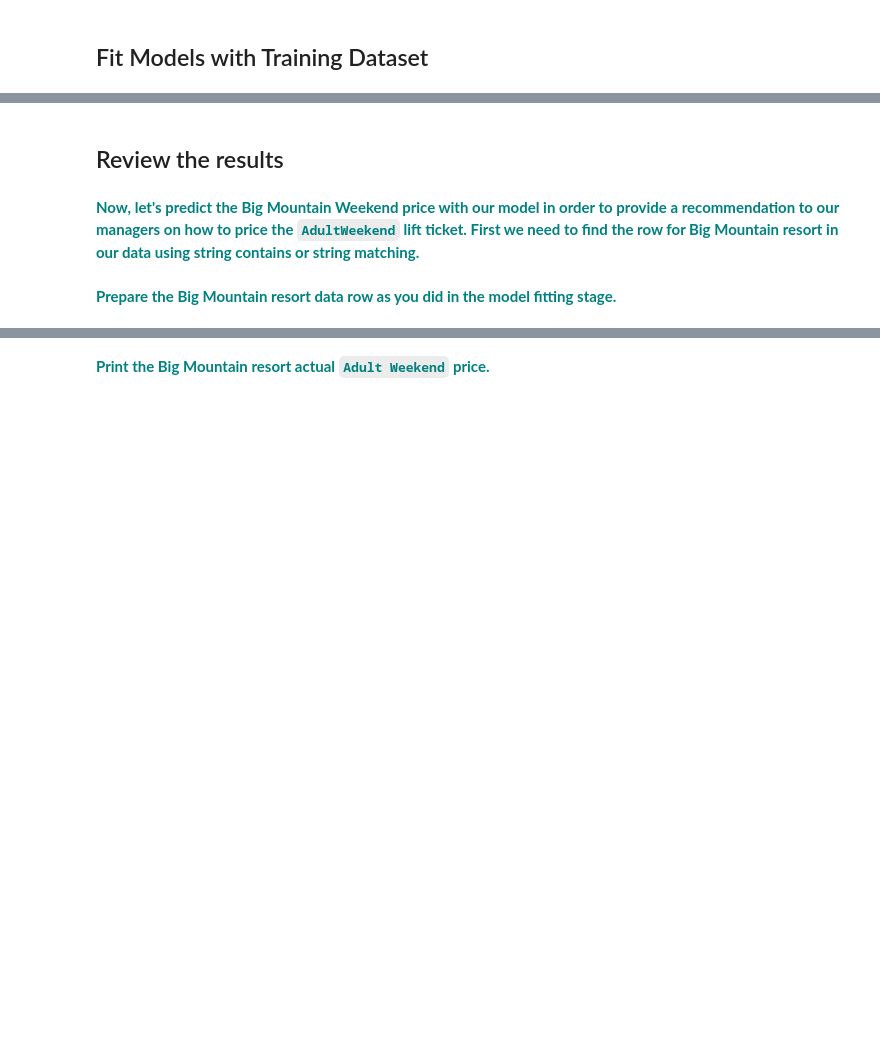
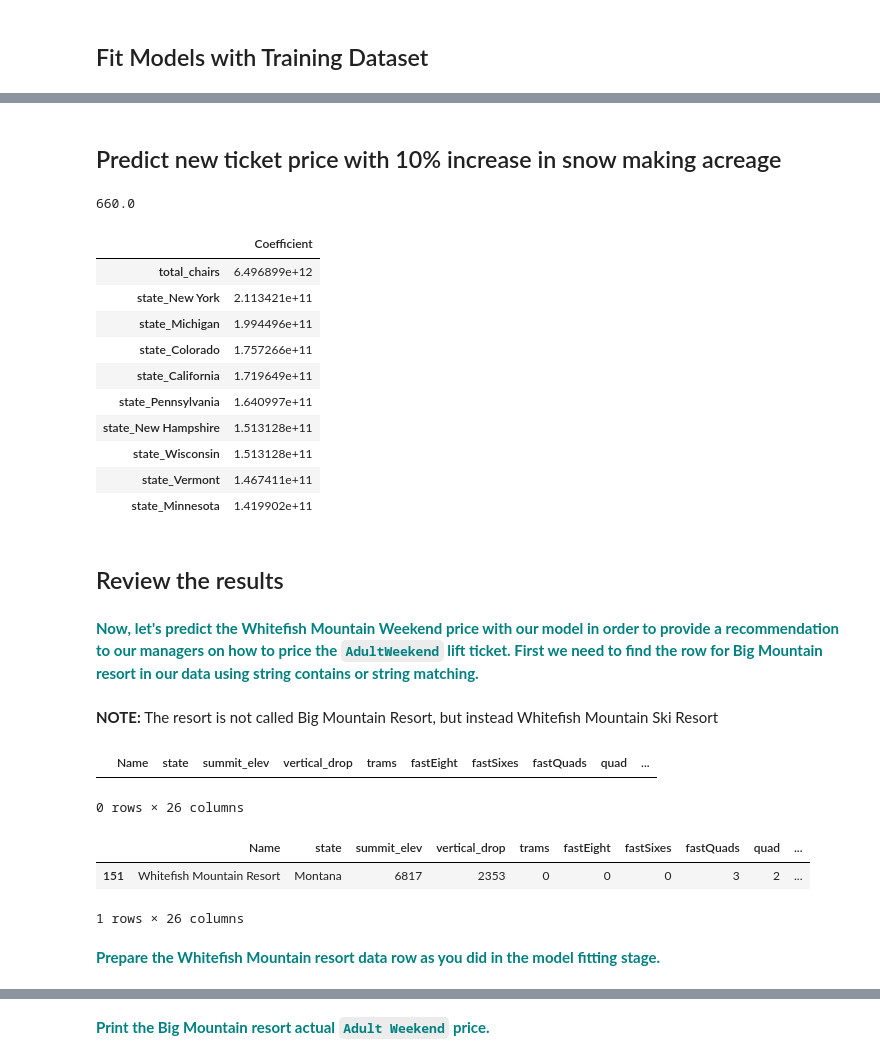
Before and after one commit to jolfr/capstone-01, a Jupyter notebook: notebooks/Notebook_stepsix.ipynb, the cells around one changed output, grey strips where cells are left out. Saved outputs shown, nothing was run; the diff lists cells and outputs as text; code cells hidden in the pictures; blank space fills up the shorter version.

```diff
--- a/notebooks/Notebook_stepsix.ipynb
+++ b/notebooks/Notebook_stepsix.ipynb
@@ -33,8 +167,60 @@ In this guided capstone we are going to revisit many of the actions we took in t
+# %% [markdown]
+## Predict new ticket price with 10% increase in snow making acreage
+# %%
+future = immediate.copy()
+future.at[151,'Snow Making_ac'] = immediate.at[151,'Snow Making_ac'] * 1.1
+future.at[151,'Snow Making_ac']
+# %% [output]
+660.0
+# %%
+# Declare an explanatory variable, called X,and assign it the result of dropping 'Name' and 'AdultWeekend' from the df
+X = future.drop(['Name','AdultWeekend'], axis=1)
+
+# Declare a response variable, called y, and assign it the AdultWeekend column of the df
+y = future.loc[:,'AdultWeekend']
+
+# Here we use the StandardScaler() method of the preprocessing package, and then call the fit() method with parameter X
+scaler = preprocessing.StandardScaler().fit(X)
+
+# Declare a variable called X_scaled, and assign it the result of calling the transform() method with parameter X
+X_scaled_ft = scaler.transform(X)
+# %%
+y = y.ravel()
+# %%
+X_train, X_test, y_train, y_test = train_test_split(X_scaled, y, test_size=0.25, random_state=1)
+# %%
+lm = linear_model.LinearRegression()
+future_model = lm.fit(X_train,y_train)
+# %%
+pd.DataFrame(lm.coef_, X.columns, columns=['Coefficient']).sort_values('Coefficient', ascending=False).head(10)
+# %% [output]
+|  | Coefficient |
+| total_chairs | 6.496899e+12 |
+| state_New York | 2.113421e+11 |
+| state_Michigan | 1.994496e+11 |
+| state_Colorado | 1.757266e+11 |
+| state_California | 1.719649e+11 |
+| state_Pennsylvania | 1.640997e+11 |
+| state_New Hampshire | 1.513128e+11 |
+| state_Wisconsin | 1.513128e+11 |
+| state_Vermont | 1.467411e+11 |
+| state_Minnesota | 1.419902e+11 |
 # %% [markdown]
 ## Review the results
 # %% [markdown]
-**<font color='teal'> Now, let's predict the Big Mountain Weekend price with our model in order to provide a recommendation to our managers on how to price the `AdultWeekend` lift ticket. First we need to find the row for Big Mountain resort in our data using string contains or string matching.</font>**
+**<font color='teal'> Now, let's predict the Whitefish Mountain Weekend price with our model in order to provide a recommendation to our managers on how to price the `AdultWeekend` lift ticket. First we need to find the row for Big Mountain resort in our data using string contains or string matching.</font>**
+<br/><br/>**NOTE:** The resort is not called Big Mountain Resort, but instead Whitefish Mountain Ski Resort
 # %%
-#df[df['Name'].str.contains('Big Mountain')]
+df[df['Name'].str.contains('Big Mountain')]
+# %% [output]
+|  | Name | state | summit_elev | vertical_drop | trams | fastEight | fastSixes | fastQuads | quad | ... |
+0 rows × 26 columns
+# %%
+row = df[df['Name'].str.contains('Whitefish Mountain Resort')]
+row
+# %% [output]
+|  | Name | state | summit_elev | vertical_drop | trams | fastEight | fastSixes | fastQuads | quad | ... |
+| 151 | Whitefish Mountain Resort | Montana | 6817 | 2353 | 0 | 0 | 0 | 3 | 2 | ... |
+1 rows × 26 columns
 # %% [markdown]
-**<font color='teal'> Prepare the Big Mountain resort data row as you did in the model fitting stage.</font>**
+**<font color='teal'> Prepare the Whitefish Mountain resort data row as you did in the model fitting stage.</font>**
```
Also changed, not shown: parts of 43 cells of this notebook, 3 other files.
